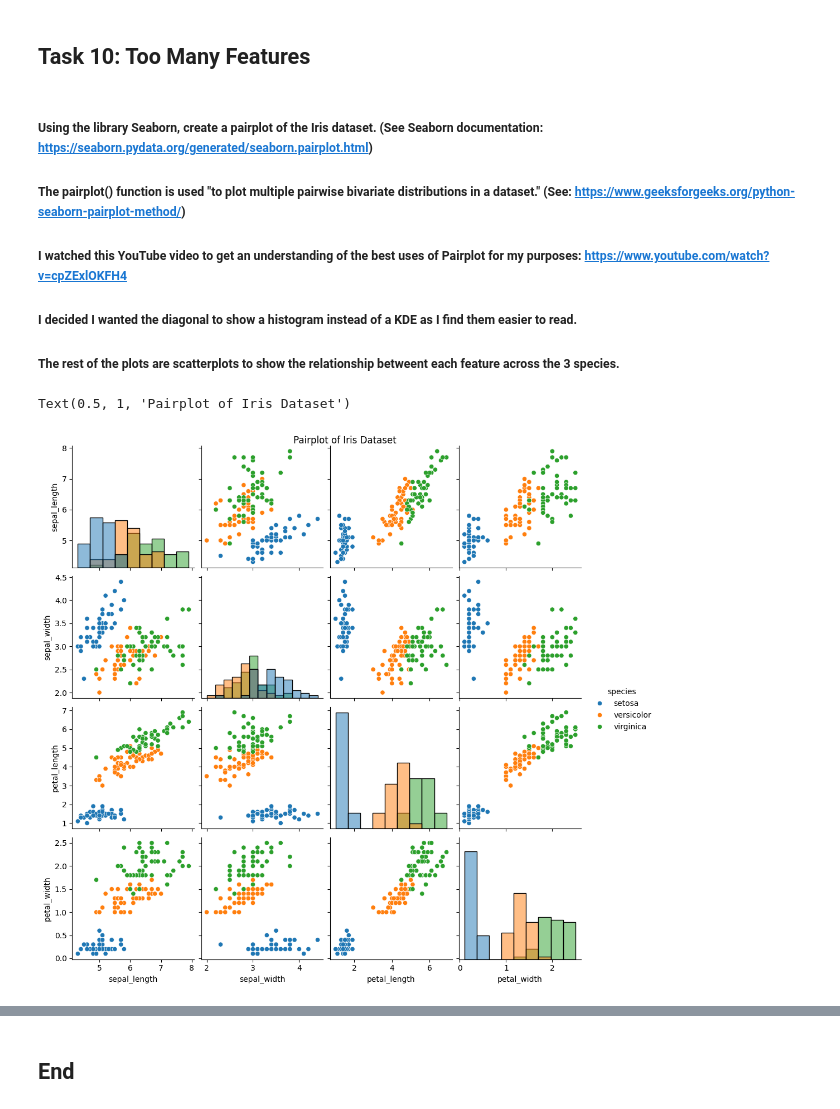
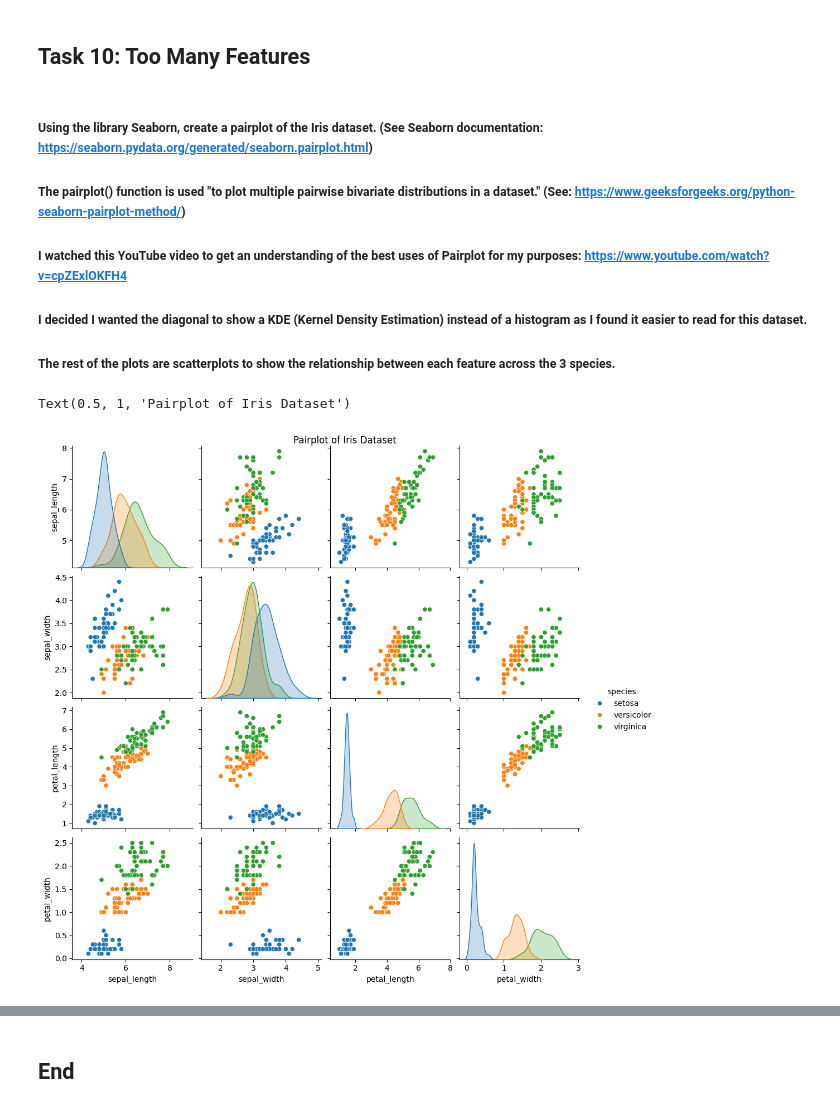
Before and after one commit to zoeharlowe/principles_of_data_analytics, a Jupyter notebook: tasks.ipynb, the cells around one changed output, grey strips where cells are left out. Cells and saved outputs as stored; diff of their text form; code cells hidden in the pictures.

Commit message:
added my interpretation of pairplot

```diff
--- a/tasks.ipynb
+++ b/tasks.ipynb
@@ -512,17 +551,17 @@ fig
 
 ##### I watched this YouTube video to get an understanding of the best uses of Pairplot for my purposes: https://www.youtube.com/watch?v=cpZExlOKFH4
 
-##### I decided I wanted the diagonal to show a histogram instead of a KDE as I find them easier to read.
-##### The rest of the plots are scatterplots to show the relationship betweent each feature across the 3 species.
+##### I decided I wanted the diagonal to show a KDE (Kernel Density Estimation) instead of a histogram as I found it easier to read for this dataset.
+##### The rest of the plots are scatterplots to show the relationship between each feature across the 3 species.
 # %%
 # Load the pairplot using Seaborn
 # Plot colours to the species of Iris flower using the 'hue' argument
-# Make diagonal plots histograms instead of KDEs
-g = sns.pairplot(df, hue="species", diag_kind='hist')
+# Make diagonal plots KDEs instead of histograms
+g = sns.pairplot(df, hue="species", diag_kind='kde')
 
 # Add title
 # Add some height to the title using the 'y' argument as it was covering some of the pairplot
 g.figure.suptitle("Pairplot of Iris Dataset", y=1)
 # %% [output]
 Text(0.5, 1, 'Pairplot of Iris Dataset')
-[figure, old version]
+[figure, new version]
```
Also changed, not shown: parts of 5 cells of this notebook.
